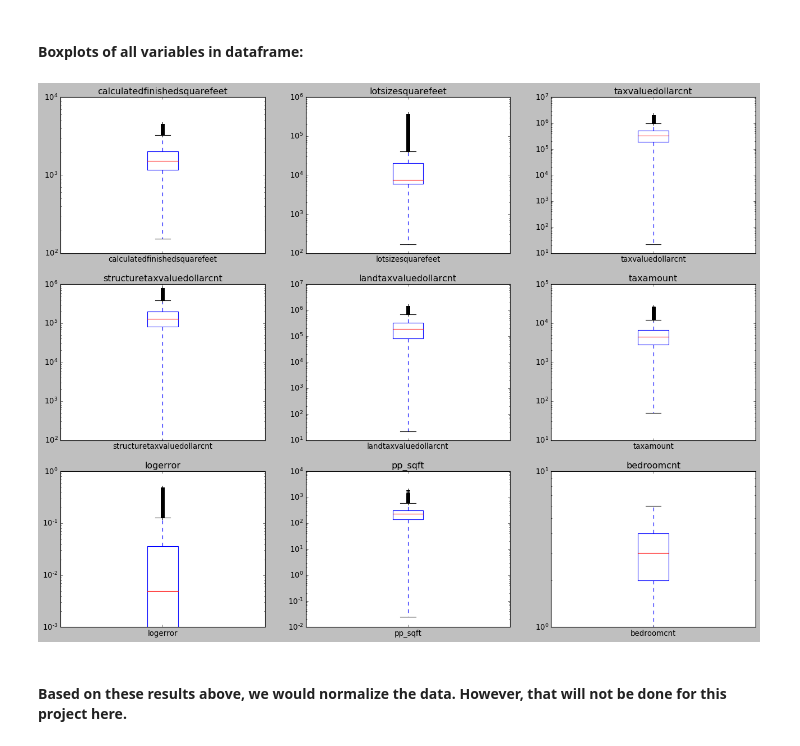
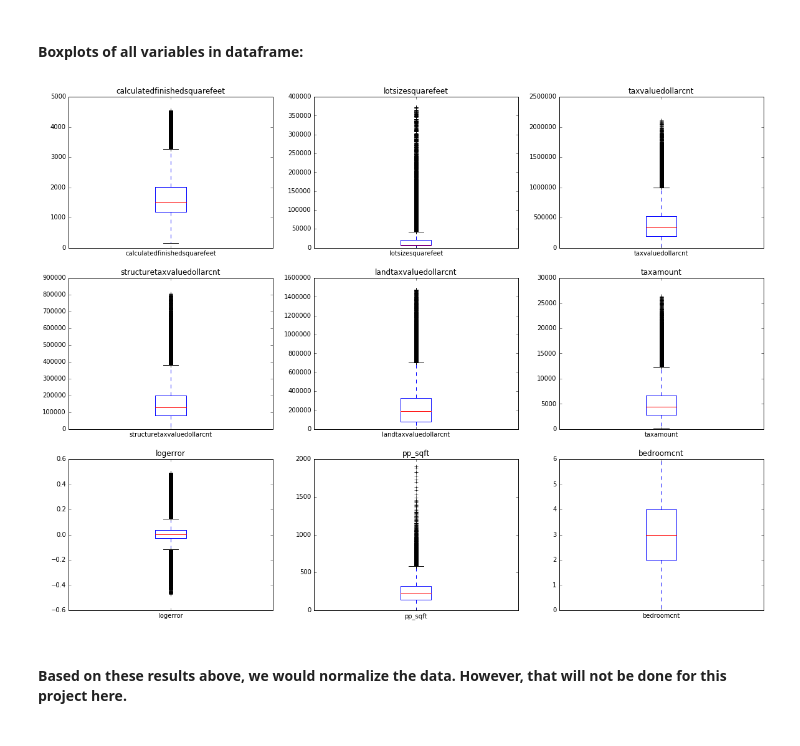
Before and after one commit to HackneyChad/Codeup_DS_projects, a Jupyter notebook: Regression_Proj_Hackney_Chad.ipynb, the cells around one changed output. Drawn from its saved outputs; the diff is of its cells as text; code cells hidden in the pictures.

```diff
--- a/Regression_Proj_Hackney_Chad.ipynb
+++ b/Regression_Proj_Hackney_Chad.ipynb
@@ -375,21 +375,21 @@ for i, col in enumerate(['calculatedfinishedsquarefeet',
 # %%
 plt.figure(figsize=(20,20))
 for i, col in enumerate(['calculatedfinishedsquarefeet',
       'lotsizesquarefeet',
       'taxvaluedollarcnt',
       'structuretaxvaluedollarcnt',
       'landtaxvaluedollarcnt',
       'taxamount',
       'logerror',
       'pp_sqft',
       'bedroomcnt']):
     plot_number = i + 1
     series = df_fixed[col]
     plt.subplot(4, 3, plot_number)
     plt.title(col)
-    series.plot.box(logy=True)
+    series.plot.box() #logy=True
 # %% [output]
-[figure, old version]
+[figure, new version]
 # %% [markdown]
 #### Based on these results above, we would normalize the data.  However, that will not be done for this project here.
 # %% [markdown]
```
Also changed, not shown: parts of 12 cells of this notebook.
